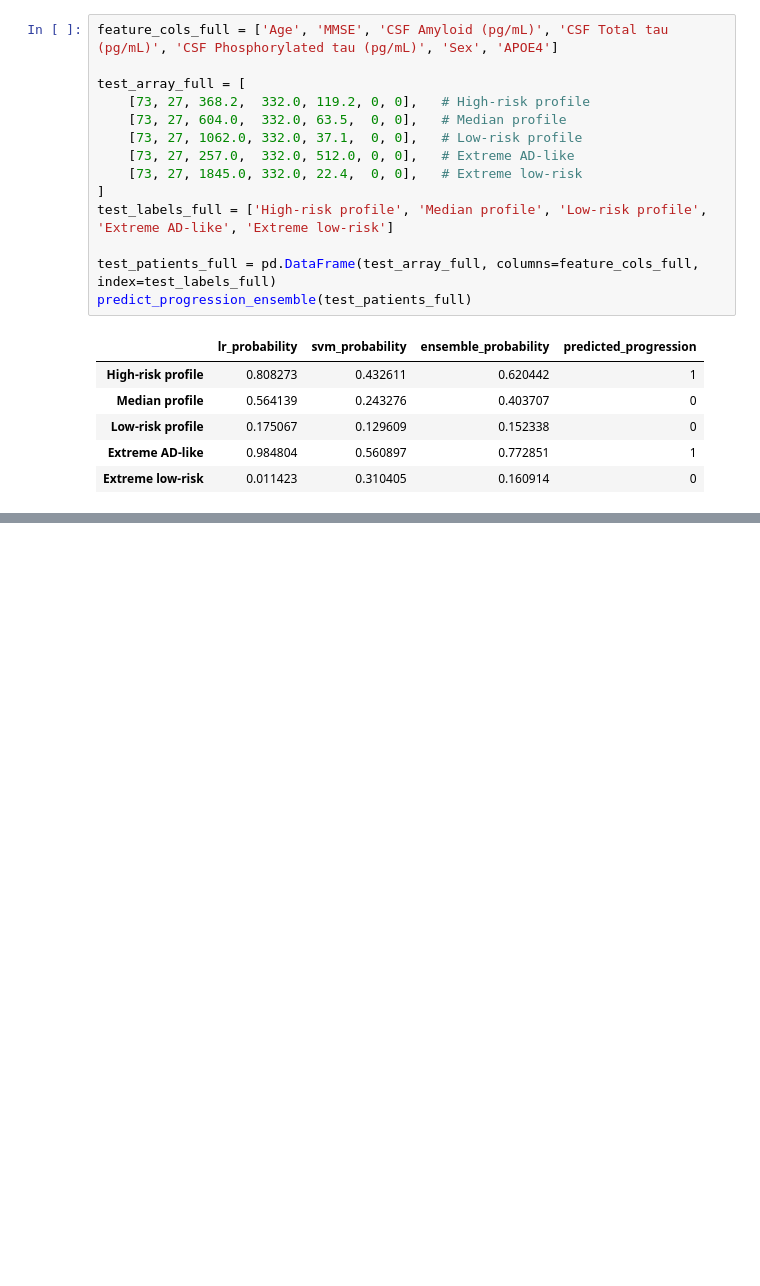
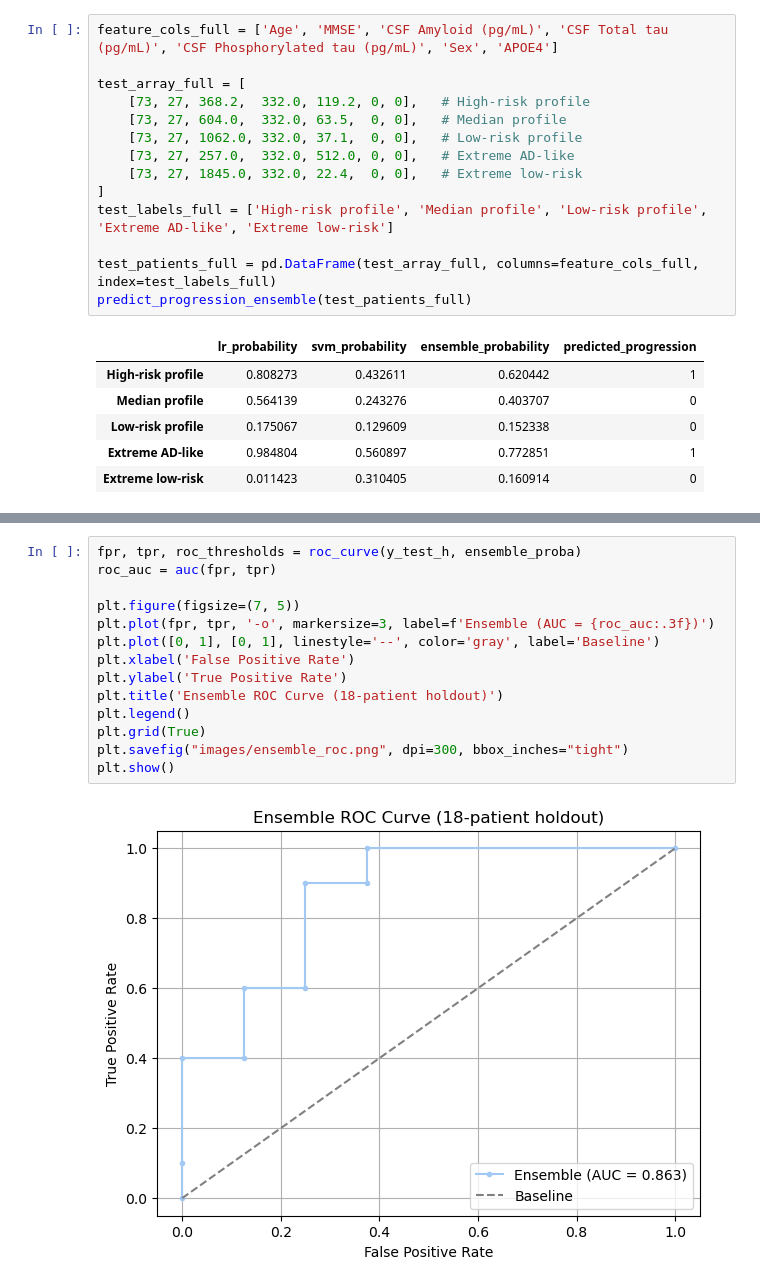
Before and after one commit to davidharrisnet/ucb_capstone_alzheimers, a Jupyter notebook: main.ipynb, the cells around one changed output, grey strips where cells are left out. Cells and saved outputs as stored; diff of their text form; blank space fills up the shorter version.

```diff
--- a/lipidomics2.ipynb
+++ b/main.ipynb
@@ -761,0 +334,16 @@ predict_progression_ensemble(test_patients_full)
+# %%
+fpr, tpr, roc_thresholds = roc_curve(y_test_h, ensemble_proba)
+roc_auc = auc(fpr, tpr)
+
+plt.figure(figsize=(7, 5))
+plt.plot(fpr, tpr, '-o', markersize=3, label=f'Ensemble (AUC = {roc_auc:.3f})')
+plt.plot([0, 1], [0, 1], linestyle='--', color='gray', label='Baseline')
+plt.xlabel('False Positive Rate')
+plt.ylabel('True Positive Rate')
+plt.title('Ensemble ROC Curve (18-patient holdout)')
+plt.legend()
+plt.grid(True)
+plt.savefig("images/ensemble_roc.png", dpi=300, bbox_inches="tight")
+plt.show()
+# %% [output]
+[figure, added]
```
Also changed, not shown: parts of 33 cells of this notebook, 7 other files.
